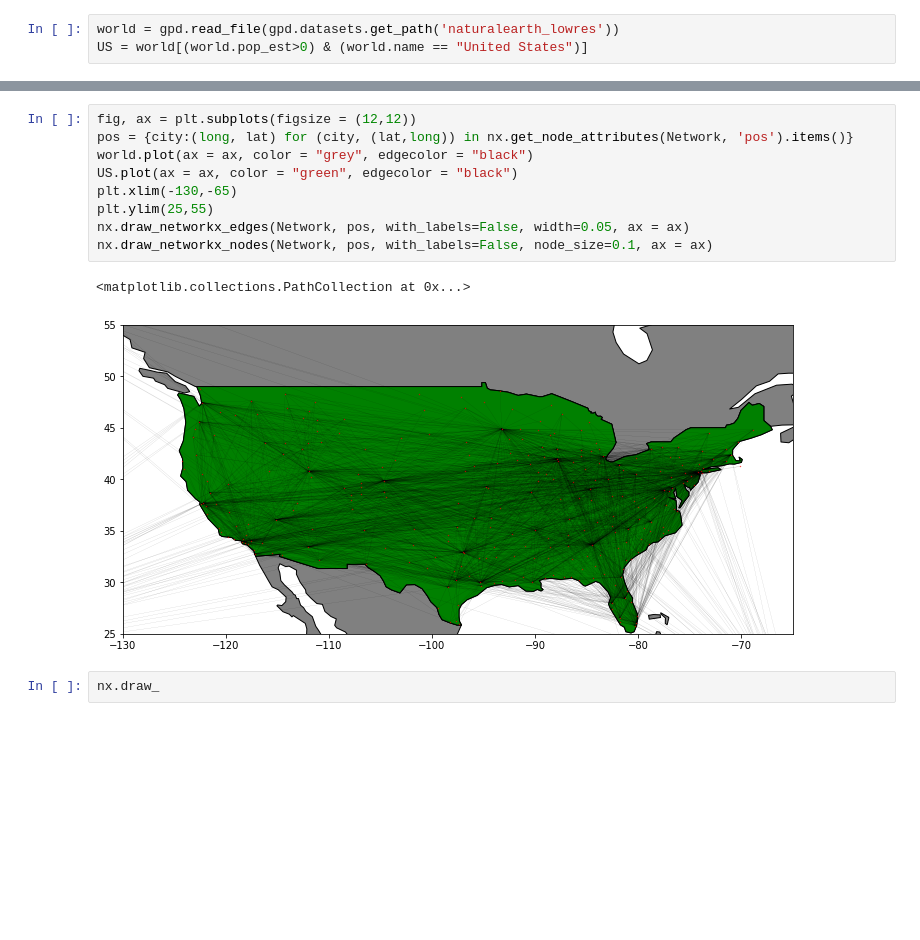
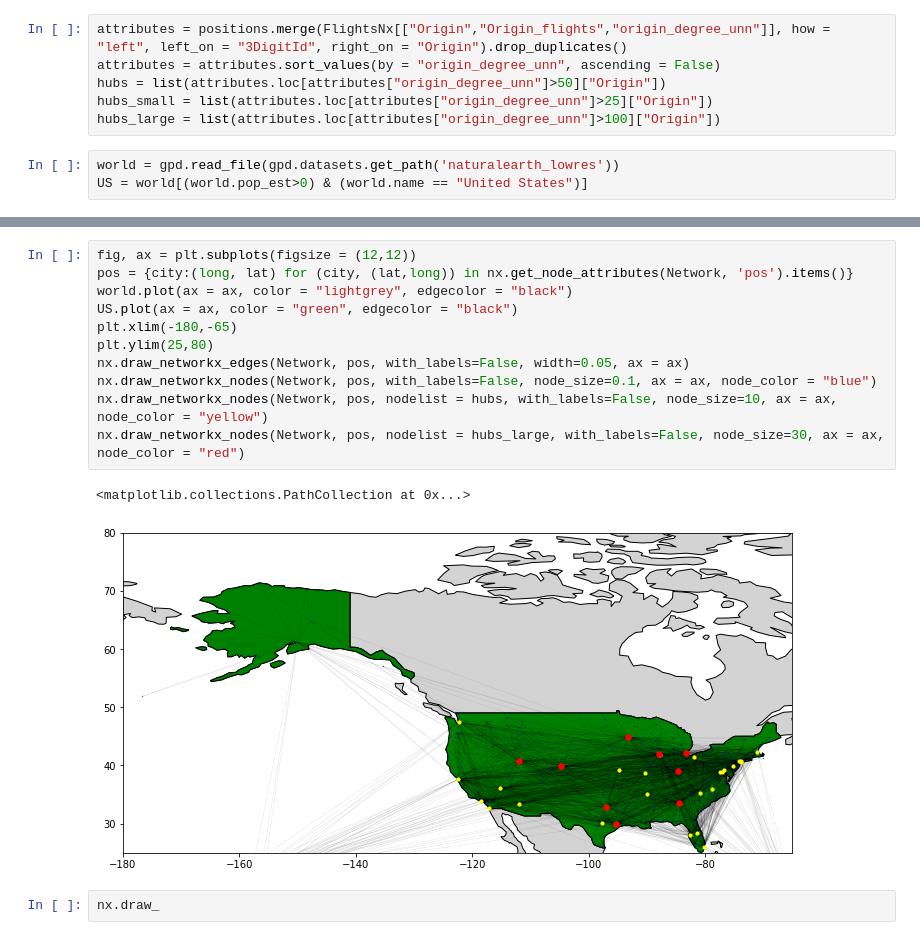
Before and after one commit to Morten-Esketveit/TSDS-gruppe-2019, a Jupyter notebook: Exam/NetworkAnalysis 13MAY19.ipynb, the cells around one changed output, grey strips where cells are left out. Cells and saved outputs as stored; diff of their text form; blank space fills up the shorter version.

```diff
--- a/Exam/NetworkAnalysis 13MAY19.ipynb
+++ b/Exam/NetworkAnalysis 13MAY19.ipynb
@@ -253,3 +253,9 @@ nx.set_node_attributes(Network, pos_)
+# %%
+attributes = positions.merge(FlightsNx[["Origin","Origin_flights","origin_degree_unn"]], how = "left", left_on = "3DigitId", right_on = "Origin").drop_duplicates()
+attributes = attributes.sort_values(by = "origin_degree_unn", ascending = False)
+hubs = list(attributes.loc[attributes["origin_degree_unn"]>50]["Origin"])
+hubs_small = list(attributes.loc[attributes["origin_degree_unn"]>25]["Origin"])
+hubs_large = list(attributes.loc[attributes["origin_degree_unn"]>100]["Origin"])
 # %%
 world = gpd.read_file(gpd.datasets.get_path('naturalearth_lowres'))
 US = world[(world.pop_est>0) & (world.name == "United States")]
@@ -256,14 +282,16 @@ US = world[(world.pop_est>0) & (world.name == "United States")]
 # %%
 fig, ax = plt.subplots(figsize = (12,12))
 pos = {city:(long, lat) for (city, (lat,long)) in nx.get_node_attributes(Network, 'pos').items()}
-world.plot(ax = ax, color = "grey", edgecolor = "black")
+world.plot(ax = ax, color = "lightgrey", edgecolor = "black")
 US.plot(ax = ax, color = "green", edgecolor = "black")
-plt.xlim(-130,-65)
-plt.ylim(25,55)
+plt.xlim(-180,-65)
+plt.ylim(25,80)
 nx.draw_networkx_edges(Network, pos, with_labels=False, width=0.05, ax = ax)
-nx.draw_networkx_nodes(Network, pos, with_labels=False, node_size=0.1, ax = ax)
+nx.draw_networkx_nodes(Network, pos, with_labels=False, node_size=0.1, ax = ax, node_color = "blue")
+nx.draw_networkx_nodes(Network, pos, nodelist = hubs, with_labels=False, node_size=10, ax = ax, node_color = "yellow")
+nx.draw_networkx_nodes(Network, pos, nodelist = hubs_large, with_labels=False, node_size=30, ax = ax, node_color = "red")
 # %% [output]
 <matplotlib.collections.PathCollection at 0x...>
-[figure, old version]
+[figure, new version]
 # %%
 nx.draw_
```
Also changed, not shown: parts of 9 cells of this notebook, 6 other files.
